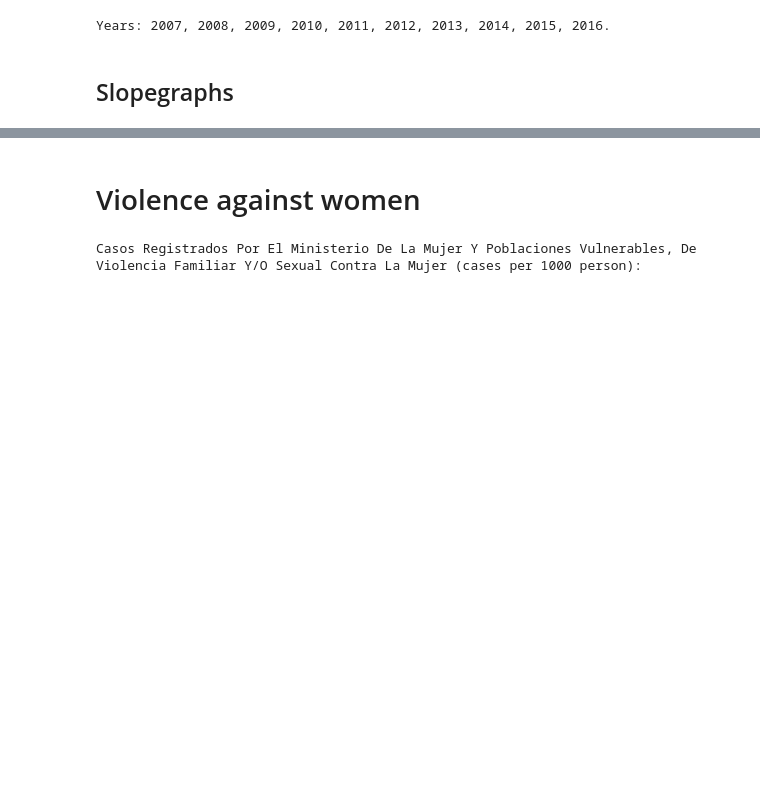
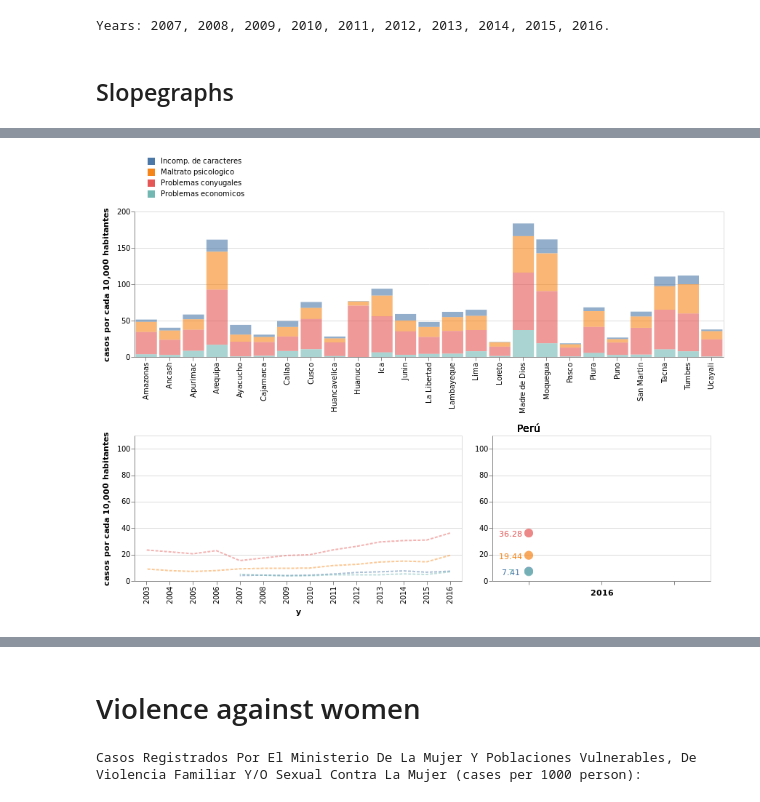
Before and after one commit to renato145/peru-stats, a Jupyter notebook: nbs/explore_inei_series_vars.ipynb, the cells around one changed output, grey strips where cells are left out. Cells and saved outputs as stored; diff of their text form; code cells hidden in the pictures; blank space fills up the shorter version.

Commit message:
altair slopegraphs

```diff
--- a/nbs/explore_inei_series_vars.ipynb
+++ b/nbs/explore_inei_series_vars.ipynb
@@ -140,13 +140,7 @@ def format_names(df):
     'denuncias_de_violencia_familiar_con_maltrato_psicologico': 'Maltrato psicologico',
     'denuncias_de_violencia_familiar_por_problemas_conyugales_y_familiares': 'Problemas conyugales',
     'denuncias_de_violencia_familiar_por_problemas_economicos_y_de_trabajo': 'Problemas economicos',
-    'denuncias_de_violencia_familiar_por_problemas_de_incompatibilidad_de_caracteres': 'Incomp. caracteres'
+    'denuncias_de_violencia_familiar_por_problemas_de_incompatibilidad_de_caracteres': 'Incomp. de caracteres'
     }
     df.indicador = df.indicador.apply(lambda x: d[x])
     return df
-
-chart = inei_series.plot_slope(df, violence_vars, year, format_names,
-                      ratio_by=inei_series.FLDS_POPULATION,
-                      ratio_desc='casos por cada 1000 personas', ratio_mult=1000)
-chart.save('reports/charts/delitos-inei-slopegraph.html')
-chart
@@ -155,0 +147,7 @@ chart
+# %%
+year = 2016
+unidad = 'casos por cada 10,000 habitantes'
+df_v = inei_series.get_data_series(df, violence_vars, ratio_by=inei_series.FLDS_POPULATION,
+                                   ratio_desc=unidad, ratio_mult=10_000)
+df_v = format_names(df_v).drop(['unidad', 'quantity', 'total'], axis=1)
+df_v.head()
@@ -155,0 +161,4 @@ chart
+# %%
+plots.tl_summary(df_v, values='value', time='y', bars='departamento', col='indicador', text=unidad,
+                 slope_avg='Perú')
+# %% [output]
@@ -155,0 +166 @@ chart
+[figure, added]
```
Also changed, not shown: parts of 6 cells of this notebook, 3 other files.
